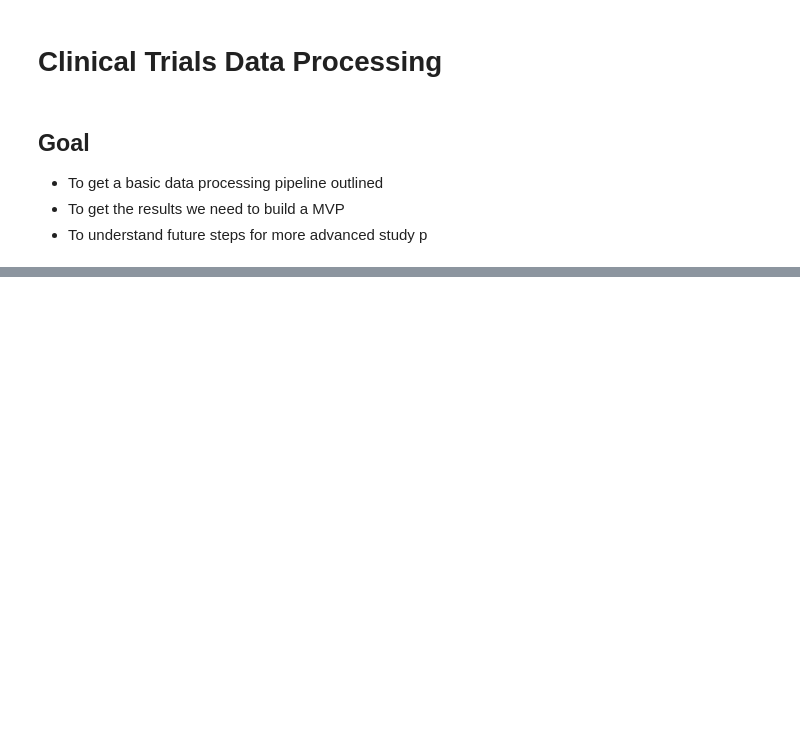
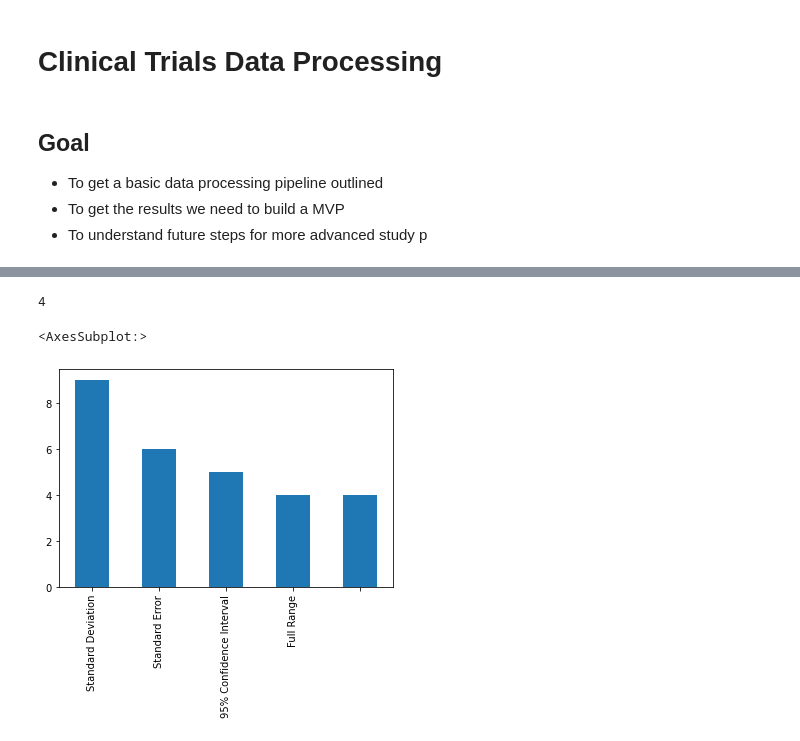
Before and after one commit to porterehunley/drugprocessing, a Jupyter notebook: ClincalTrialsPlayground.ipynb, the cells around one changed output, grey strips where cells are left out. Saved outputs shown, nothing was run; the diff lists cells and outputs as text; code cells hidden in the pictures; blank space fills up the shorter version.

```diff
--- a/ClincalTrialsPlayground.ipynb
+++ b/ClincalTrialsPlayground.ipynb
@@ -41,0 +315,10 @@ def get_conditions_for_drug(drug):
+# %%
+# Here we add the placebo group as a column in the dataframe
+def get_placebo_group(outcome_group):
+    temp = list(filter(lambda x: 'placebo' in x['OutcomeGroupTitle'].lower(), outcome_group))
+    if (temp):
+        return temp[0]['OutcomeGroupId']
+
+    return 'NA'
+
+studiesdf['placebo_group'] = studiesdf['outcome_groups'].apply(get_placebo_group)
@@ -41,0 +412,25 @@ def get_conditions_for_drug(drug):
+# %%
+import json
+
+def get_placebo_no(participants, placebo_group):
+    placebo_subjects = -1
+    if 'OutcomeDenom' in participants:
+        for outcome_group in participants['OutcomeDenom']:
+            for group in outcome_group['OutcomeDenomCountList']['OutcomeDenomCount']:
+                if placebo_group == group['OutcomeDenomCountGroupId']:
+                    placebo_subjects = group['OutcomeDenomCountValue']
+
+    return placebo_subjects
+
+def get_control_no(participants, placebo_group):
+    control_subjects = -1
+    if 'OutcomeDenom' in participants:
+        for outcome_group in participants['OutcomeDenom']:
+            for group in outcome_group['OutcomeDenomCountList']['OutcomeDenomCount']:
+                if placebo_group != group['OutcomeDenomCountGroupId']:
+                    control_subjects = group['OutcomeDenomCountValue']
+
+    return control_subjects
+
+placebo_studies['control_no'] = placebo_studies.apply(lambda x: get_control_no(x.outcome_subjects, x.placebo_group), axis=1)
+placebo_studies['placebo_no'] = placebo_studies.apply(lambda x: get_placebo_no(x.outcome_subjects, x.placebo_group), axis=1)
@@ -41,0 +462,17 @@ def get_conditions_for_drug(drug):
+# %%
+placebo_studies = placebo_studies.drop_duplicates(subset=['id'])
+# %%
+def get_bad_ranges(control_ranges):
+    return (len(control_ranges) == 1 and control_ranges == [-1]) or (len(control_ranges) == 0)
+
+len(placebo_studies[placebo_studies['control_ranges'].apply(get_bad_ranges)])
+# %% [output]
+4
+# %%
+# Let's take a look at the types of mesaurements and see if we can't group them
+
+placebo_studies['outcome_spread'].value_counts().plot.bar()
+# Looks pretty good -> only 3-4 options depending on how you want to process it
+# %% [output]
+<AxesSubplot:>
+[figure, added]
```
Also changed, not shown: parts of 30 cells of this notebook.
